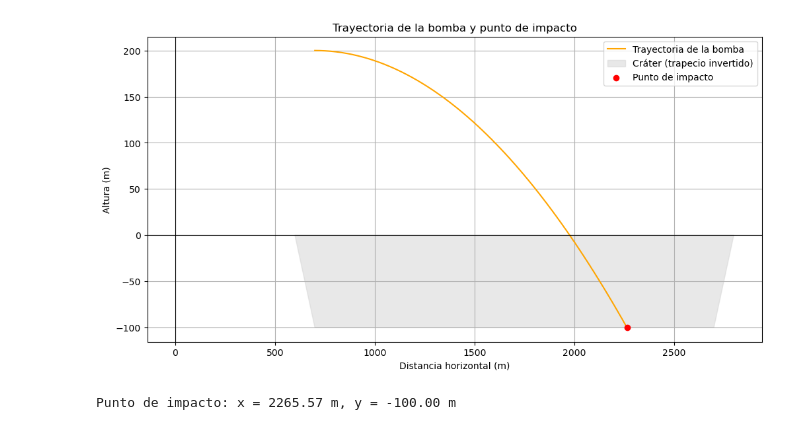
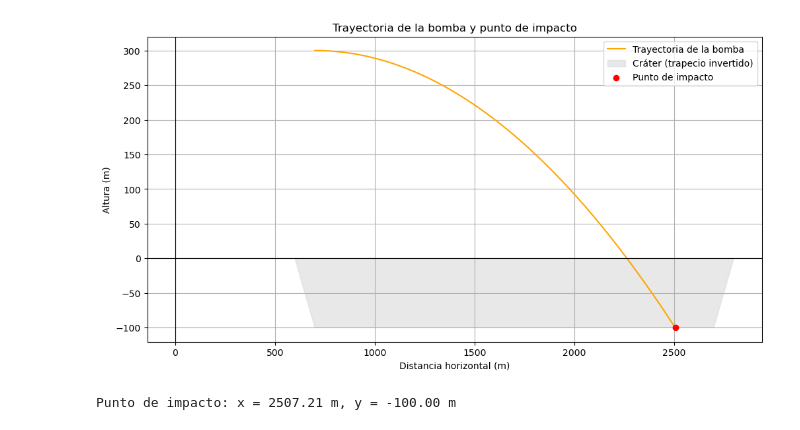
Before and after one commit to afca2002/Proyecto-metodos-numericos, a Jupyter notebook: Proyecto_Metodos.ipynb, the cells around one changed output. Cells and saved outputs as stored; diff of their text form; code cells hidden in the pictures.

```diff
--- a/Proyecto_Metodos.ipynb
+++ b/Proyecto_Metodos.ipynb
@@ -14,7 +16,7 @@ Cuando se encuentra a una distancia
 import numpy as np
 import matplotlib.pyplot as plt
 
-ha = 200
+ha = 300
 hc = -100
 L = 2000
 alpha = np.radians(45)
@@ -45,32 +47,32 @@ y_trayectoria = trayectoria(x_trayectoria, x0, y0, v0x, v0y)
 impacto_x = None
 for i in range(len(x_trayectoria)):
     if y_trayectoria[i] <= hc:
         impacto_x = x_trayectoria[i]
         impacto_y = hc
         break
 
 if impacto_x and impacto_y:
     x_trayectoria_recortada = x_trayectoria[x_trayectoria <= impacto_x]
     y_trayectoria_recortada = y_trayectoria[:len(x_trayectoria_recortada)]
 
     plt.figure(figsize=(12, 6))
     plt.plot(x_trayectoria_recortada, y_trayectoria_recortada, label="Trayectoria de la bomba", color="orange")
     plt.fill(x_crater, y_crater, color="lightgrey", label="Cráter (trapecio invertido)", alpha=0.5)
 
     plt.scatter(impacto_x, impacto_y, color="red", label="Punto de impacto", zorder=5)
 
     plt.axhline(0, color="black", linewidth=0.8)
     plt.axvline(0, color="black", linewidth=0.8)
     plt.title("Trayectoria de la bomba y punto de impacto")
     plt.xlabel("Distancia horizontal (m)")
     plt.ylabel("Altura (m)")
     plt.legend()
     plt.grid()
     plt.show()
 
     print(f"Punto de impacto: x = {impacto_x:.2f} m, y = {impacto_y:.2f} m")
 else:
     print("La bomba no impactó dentro del cráter.")
 # %% [output]
-[figure, old version]
+[figure, new version]
-Punto de impacto: x = 2265.57 m, y = -100.00 m
+Punto de impacto: x = 2507.21 m, y = -100.00 m
```
Also changed, not shown: parts of 1 cell of this notebook.
